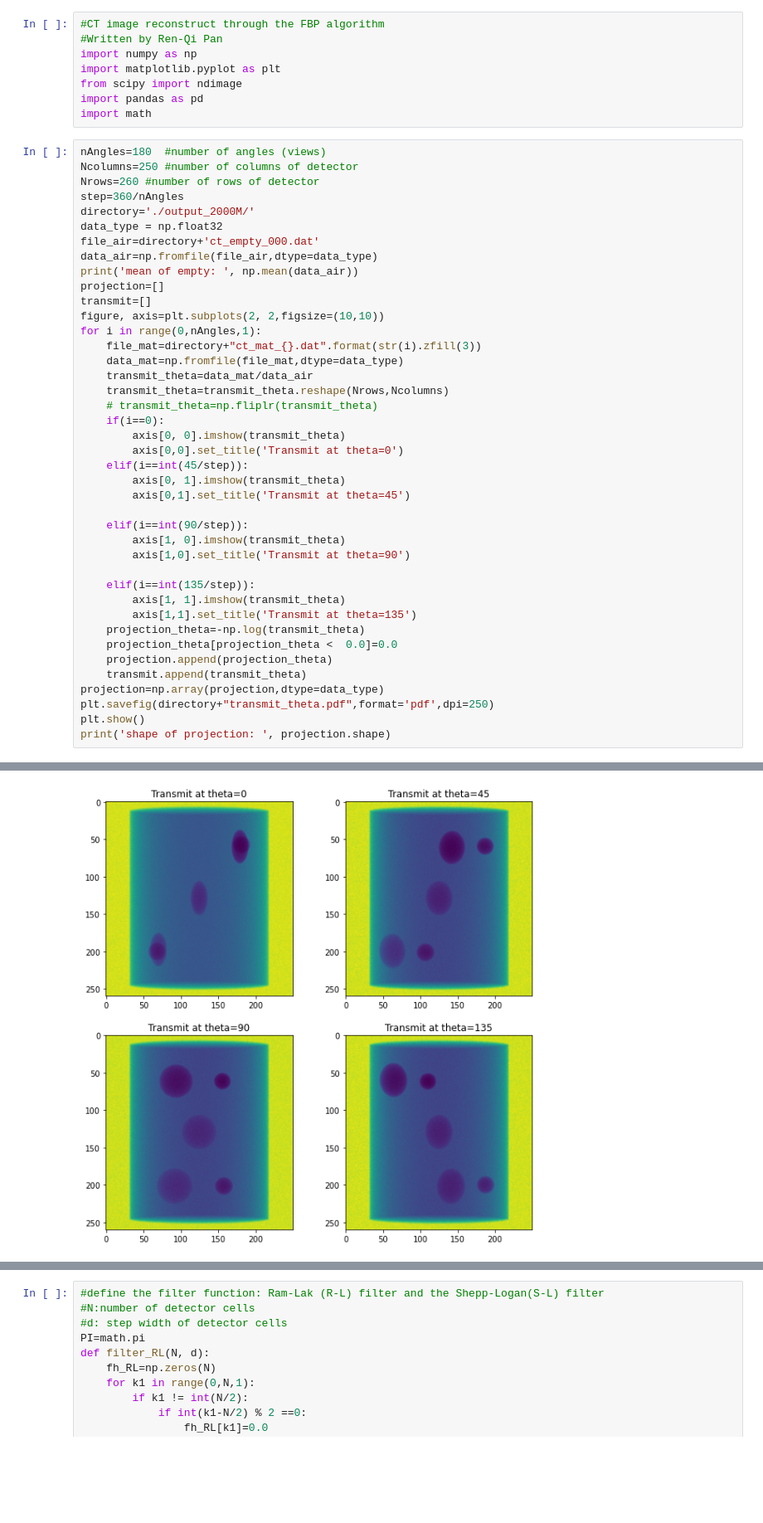
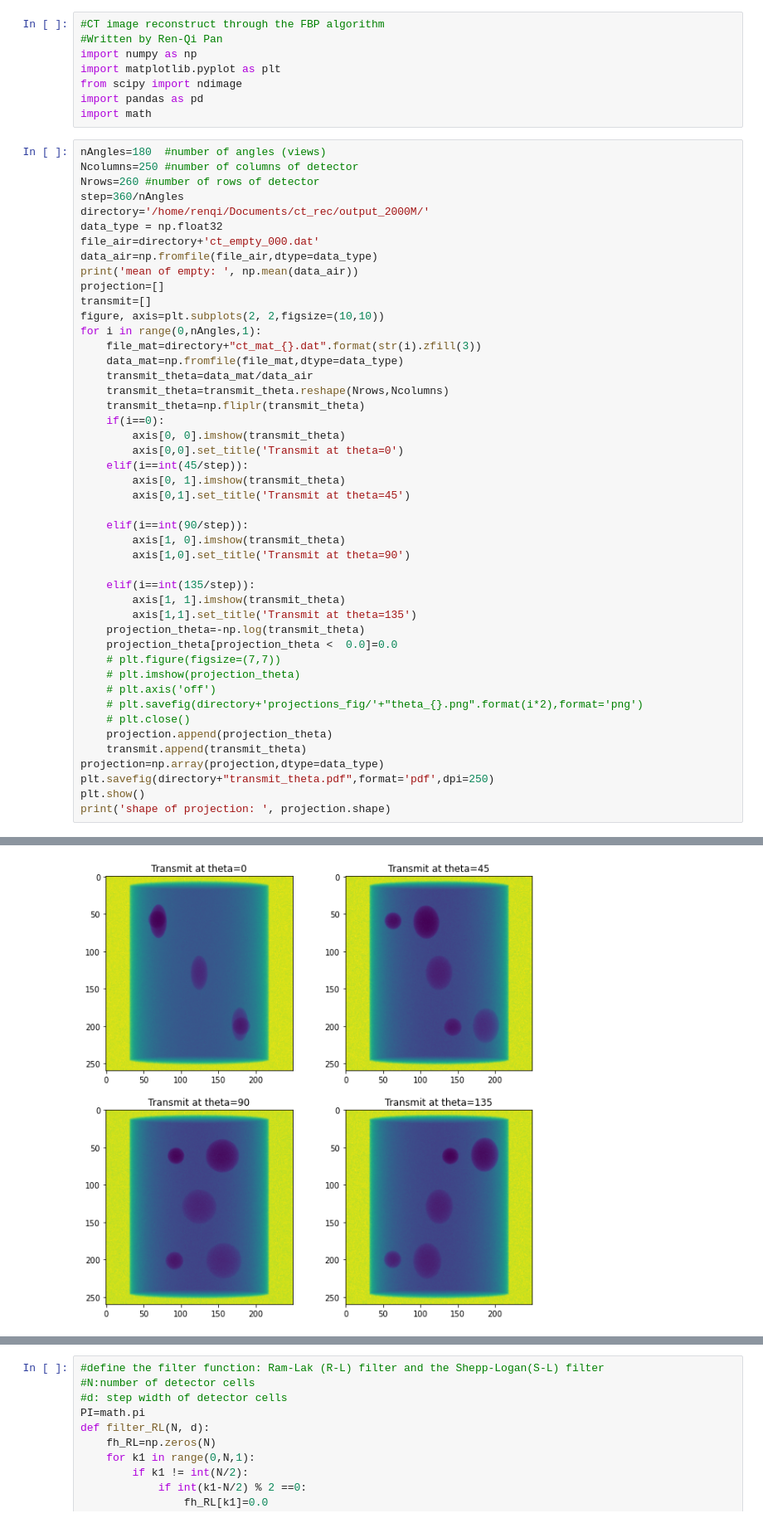
Before and after one commit to renqipan/ct_fdk, a Jupyter notebook: ConeBeam_FDK_step.ipynb, the cells around one changed output, grey strips where cells are left out. Shown at 83% size. Drawn from its saved outputs; the diff is of its cells as text; blank space fills up the shorter version.

```diff
--- a/ConeBeam_FDK_step.ipynb
+++ b/ConeBeam_FDK_step.ipynb
@@ -11,7 +11,7 @@ nAngles=180  #number of angles (views)
 Ncolumns=250 #number of columns of detector
 Nrows=260 #number of rows of detector
 step=360/nAngles
-directory='./output_2000M/'
+directory='/home/renqi/Documents/ct_rec/output_2000M/'
 data_type = np.float32
 file_air=directory+'ct_empty_000.dat'
 data_air=np.fromfile(file_air,dtype=data_type)
@@ -21,35 +21,40 @@ transmit=[]
 figure, axis=plt.subplots(2, 2,figsize=(10,10))
 for i in range(0,nAngles,1):
     file_mat=directory+"ct_mat_{}.dat".format(str(i).zfill(3))
     data_mat=np.fromfile(file_mat,dtype=data_type)
     transmit_theta=data_mat/data_air
     transmit_theta=transmit_theta.reshape(Nrows,Ncolumns)
-    # transmit_theta=np.fliplr(transmit_theta)
+    transmit_theta=np.fliplr(transmit_theta)
     if(i==0):
         axis[0, 0].imshow(transmit_theta)
         axis[0,0].set_title('Transmit at theta=0')
     elif(i==int(45/step)):
         axis[0, 1].imshow(transmit_theta)
         axis[0,1].set_title('Transmit at theta=45')
 
     elif(i==int(90/step)):
         axis[1, 0].imshow(transmit_theta)
         axis[1,0].set_title('Transmit at theta=90')
 
     elif(i==int(135/step)):
         axis[1, 1].imshow(transmit_theta)
         axis[1,1].set_title('Transmit at theta=135')
     projection_theta=-np.log(transmit_theta)
     projection_theta[projection_theta <  0.0]=0.0
+    # plt.figure(figsize=(7,7))
+    # plt.imshow(projection_theta)
+    # plt.axis('off')
+    # plt.savefig(directory+'projections_fig/'+"theta_{}.png".format(i*2),format='png')
+    # plt.close()
     projection.append(projection_theta)
     transmit.append(transmit_theta)
 projection=np.array(projection,dtype=data_type)
 plt.savefig(directory+"transmit_theta.pdf",format='pdf',dpi=250)
 plt.show()
 print('shape of projection: ', projection.shape)
 # %% [output]
 mean of empty:  6361.1963
-[figure, old version]
+[figure, new version]
 shape of projection:  (180, 260, 250)
 # %%
 #define the filter function: Ram-Lak (R-L) filter and the Shepp-Logan(S-L) filter
```
Also changed, not shown: parts of 3 cells of this notebook, 1 other file.
